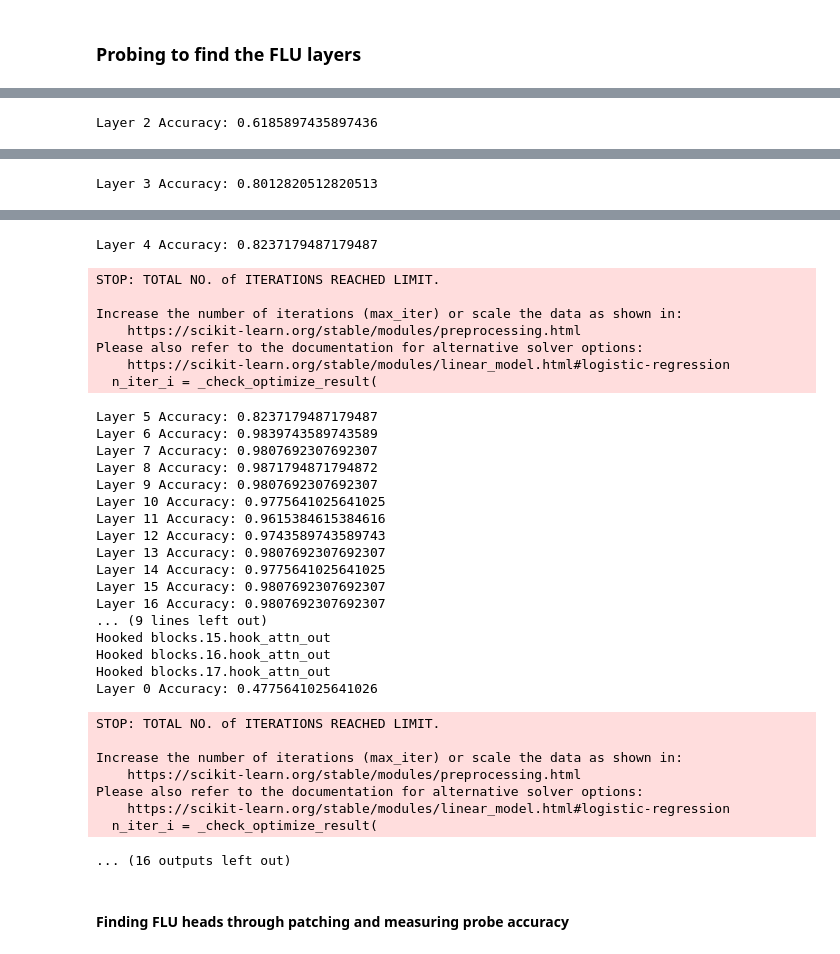
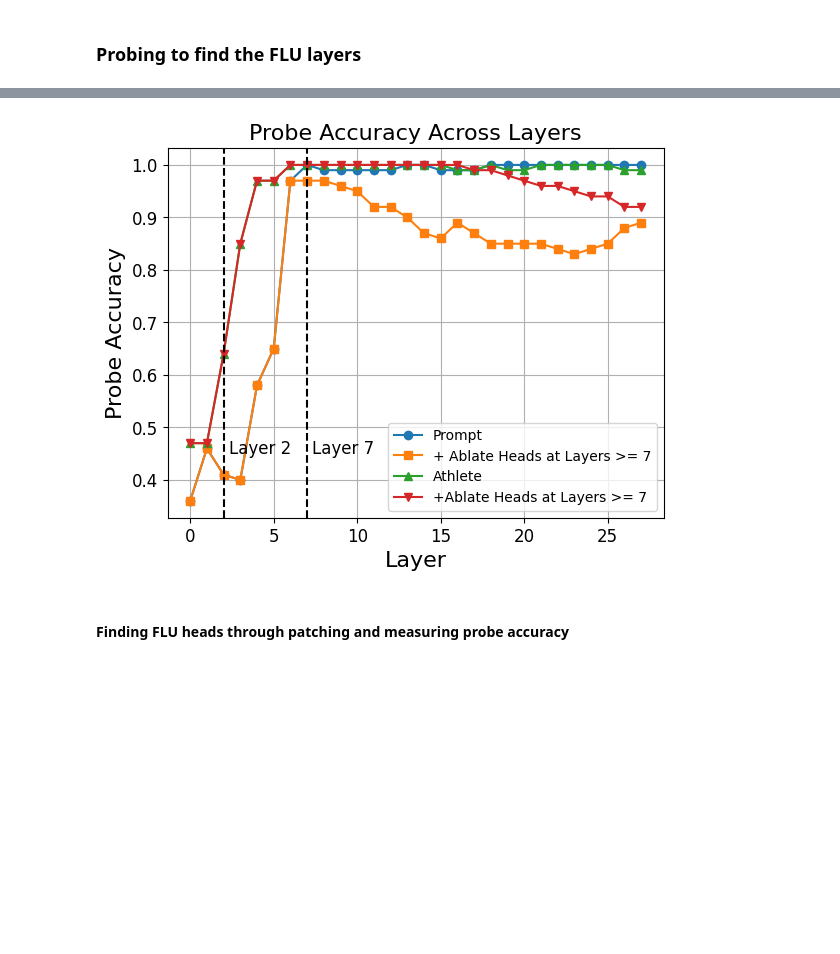
Before and after one commit to magikarp01/mechanistic-unlearning, a Jupyter notebook: experiments/sports_facts_manual/sports_manual_interp.ipynb, the cells around one changed output, grey strips where cells are left out. Drawn from its saved outputs; the diff is of its cells as text; code cells hidden in the pictures; blank space fills up the shorter version.

Commit message:
sports facts manual localizations

```diff
--- a/experiments/sports_facts_manual/sports_manual_interp.ipynb
+++ b/experiments/sports_facts_manual/sports_manual_interp.ipynb
@@ -26,8 +26,8 @@ device = torch.device("cuda" if torch.cuda.is_available() else "cpu")
 # %%
 os.environ["HF_TOKEN"] = "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"
 # %%
-MODELS = ['google/gemma-2b', 'google/gemma-2-9b', 'meta-llama/Meta-Llama-3-8B']
-model_name = MODELS[0]
+MODELS = ['google/gemma-7b', 'google/gemma-2-9b', 'meta-llama/Meta-Llama-3-8B']
+model_name = MODELS[2]
 # %%
 model = HookedTransformer.from_pretrained(
     model_name,
@@ -156,42 +219,4 @@ def mean_ablate_hook(act, hook, mean_cache):
 # %%
-#%% Getting Cache
-m_cache = get_mean_cache(model)
-mean_cache = {}
-for k in m_cache.keys():
-    mean_cache[k] = einops.reduce(
-        m_cache[k],
-        'batch seq d_model -> 1 1 d_model',
-        'mean'
-    )
-
-#%% Probing
-results = {}
-full_prompt_toks = tokenize_instructions(tokenizer, df['prompt'].tolist()) # Full prompt
-athl_prompt_toks = tokenize_instructions(tokenizer, df['athlete'].tolist()) # <bos>name
-
-model.reset_hooks()
-results['Prompt'] = probe_across_layers(model, full_prompt_toks, df['sport'].tolist())
-
-# Add mean ablate hooks
-model.add_hook(
-    lambda name: 'attn_out' in name,
-    functools.partial(mean_ablate_hook, mean_cache=mean_cache),
-    "fwd"
-)
-results['+ Ablate Heads at Layers >= 7'] = probe_across_layers(model, full_prompt_toks, df['sport'].tolist())
-
-model.reset_hooks()
-results['Athlete'] = probe_across_layers(model, athl_prompt_toks, df['sport'].tolist())
-
-# Add mean ablate hooks
-model.add_hook(
-    lambda name: 'attn_out' in name,
-    functools.partial(mean_ablate_hook, mean_cache=mean_cache),
-    "fwd"
-)
-results['+Ablate Heads at Layers >= 7'] = probe_across_layers(model, athl_prompt_toks, df['sport'].tolist())
-model.reset_hooks()
-
 #%% Plot results
 import matplotlib.pyplot as plt
 fig = plt.figure()
@@ -214,5 +239,5 @@ plt.xticks(fontsize=12)
 plt.yticks(fontsize=12)
 plt.grid()
 plt.show()
-# fig.savefig('results/7b_probe_across_layers.pdf')
+fig.savefig(f"experiments/sports_facts_manual/results/{model_name.replace('/', '_')}_probe_across_layers.pdf")
 # %% [output]
@@ -235 +243,0 @@ Please also refer to the documentation for alternative solver options:
-Layer 2 Accuracy: 0.6185897435897436
@@ -243 +243,0 @@ Please also refer to the documentation for alternative solver options:
-Layer 3 Accuracy: 0.8012820512820513
@@ -251,36 +244,4 @@ Please also refer to the documentation for alternative solver options:
-Layer 4 Accuracy: 0.8237179487179487
-STOP: TOTAL NO. of ITERATIONS REACHED LIMIT.
-
-Increase the number of iterations (max_iter) or scale the data as shown in:
-    https://scikit-learn.org/stable/modules/preprocessing.html
-Please also refer to the documentation for alternative solver options:
-    https://scikit-learn.org/stable/modules/linear_model.html#logistic-regression
-  n_iter_i = _check_optimize_result(
-Layer 5 Accuracy: 0.8237179487179487
-Layer 6 Accuracy: 0.9839743589743589
-Layer 7 Accuracy: 0.9807692307692307
-Layer 8 Accuracy: 0.9871794871794872
-Layer 9 Accuracy: 0.9807692307692307
-Layer 10 Accuracy: 0.9775641025641025
-Layer 11 Accuracy: 0.9615384615384616
-Layer 12 Accuracy: 0.9743589743589743
-Layer 13 Accuracy: 0.9807692307692307
-Layer 14 Accuracy: 0.9775641025641025
-Layer 15 Accuracy: 0.9807692307692307
-Layer 16 Accuracy: 0.9807692307692307
-... (9 lines left out)
-Hooked blocks.15.hook_attn_out
-Hooked blocks.16.hook_attn_out
-Hooked blocks.17.hook_attn_out
-Layer 0 Accuracy: 0.4775641025641026
-STOP: TOTAL NO. of ITERATIONS REACHED LIMIT.
-
-Increase the number of iterations (max_iter) or scale the data as shown in:
-    https://scikit-learn.org/stable/modules/preprocessing.html
-Please also refer to the documentation for alternative solver options:
-    https://scikit-learn.org/stable/modules/linear_model.html#logistic-regression
-  n_iter_i = _check_optimize_result(
-... (16 outputs left out)
+[figure, added]
 # %% [markdown]
 #### Finding FLU heads through patching and measuring probe accuracy
 # %%
```
Also changed, not shown: parts of 16 cells of this notebook, 6 other files.
